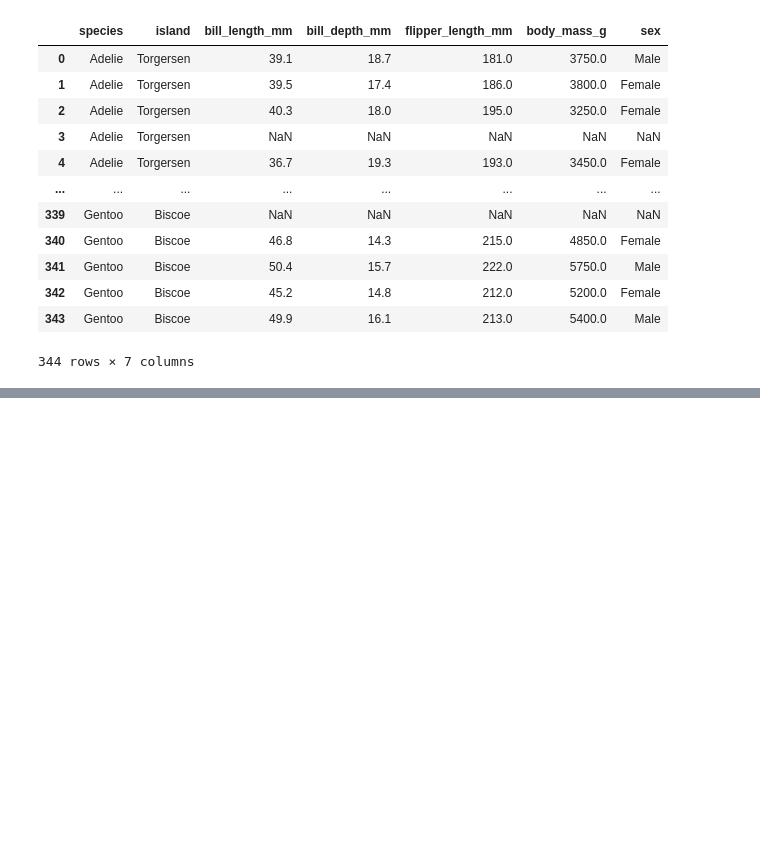
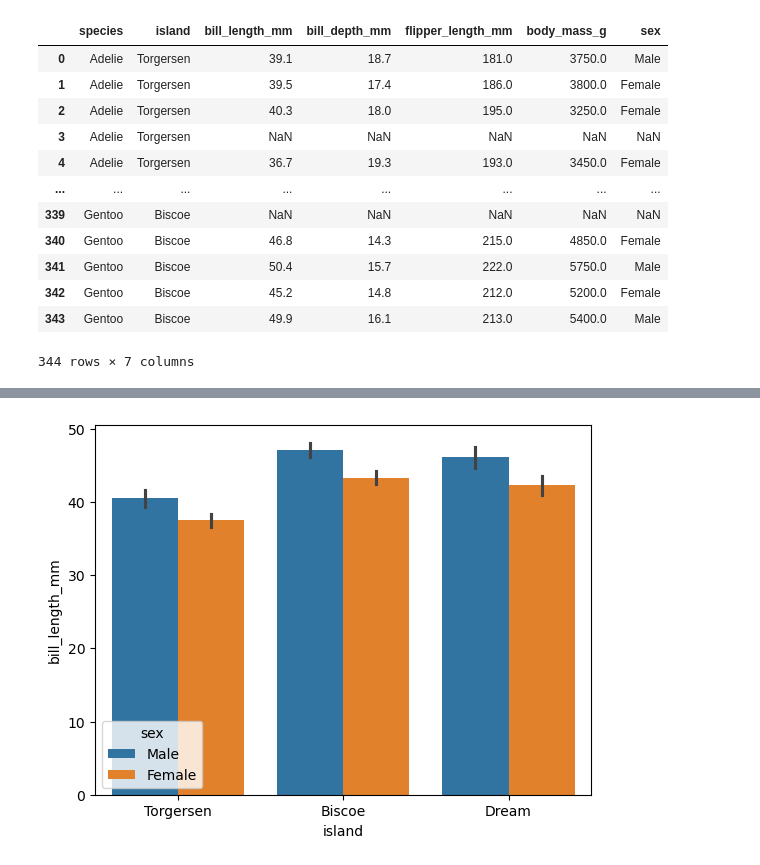
Before and after one commit to siddhesh1503/Seaborn, a Jupyter notebook: Bar Plot.ipynb, the cells around one changed output, grey strips where cells are left out. Cells and saved outputs as stored; diff of their text form; code cells hidden in the pictures; blank space fills up the shorter version.

```diff
--- a/Bar Plot.ipynb
+++ b/Bar Plot.ipynb
@@ -25,0 +29,5 @@ sns.barplot(x=var.island,y=var)
+# %%
+sns.barplot(x=var.island,y=var.bill_length_mm,data=var,hue="sex")
+plt.show()
+# %% [output]
+[figure, added]
```
Also changed, not shown: parts of 4 cells of this notebook.
